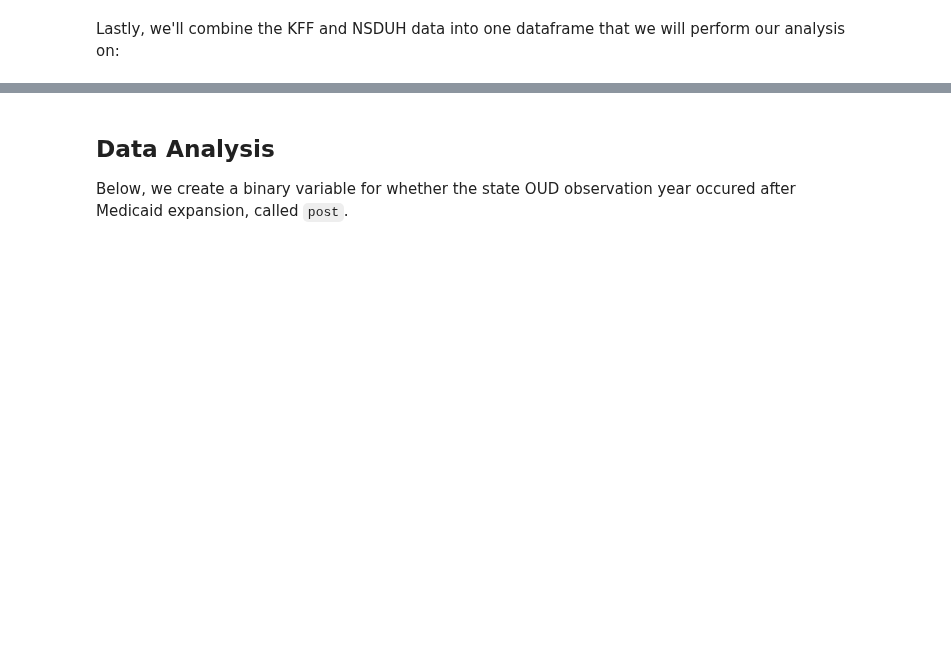
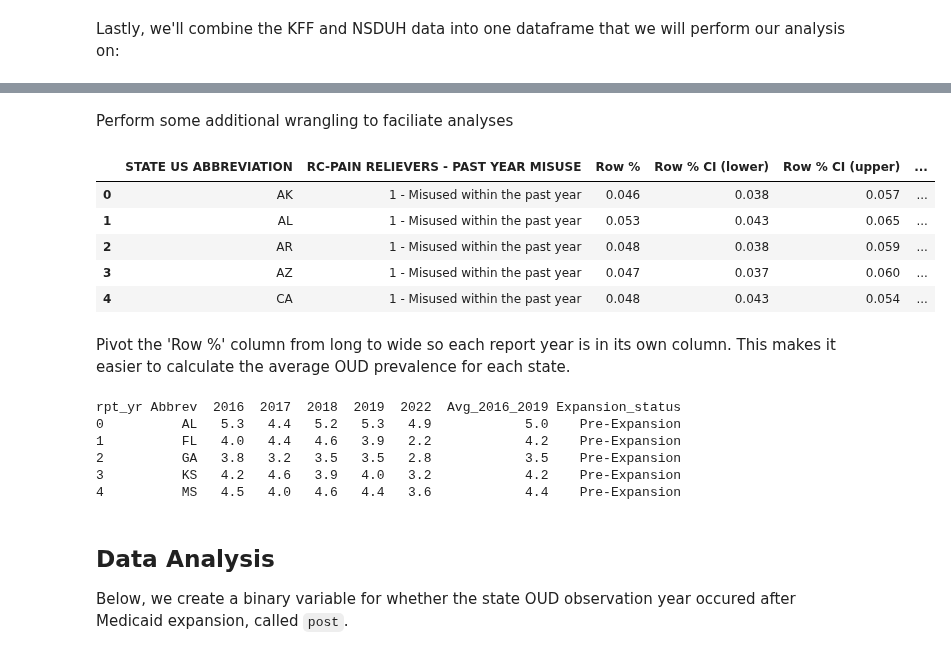
Before and after one commit to riverar9/data-602-final-project, a Jupyter notebook: Final_project_analysis.ipynb, the cells around one changed output, grey strips where cells are left out. Saved outputs shown, nothing was run; the diff lists cells and outputs as text; code cells hidden in the pictures; blank space fills up the shorter version.

Commit message:
merged final project

```diff
--- a/Final_project_analysis.ipynb
+++ b/Final_project_analysis.ipynb
@@ -221,3 +342,52 @@ working_df.head()
+# %% [markdown]
+Perform some additional wrangling to faciliate analyses
+# %%
+# Add Boolean to indicate whether rates are post expansion (pre-expansion = False)
+working_df['Post Expansion'] = working_df['rpt_yr'] >= working_df['Implemented Expansion On']
+# Extract year from report datetime
+working_df['rpt_yr'] = working_df['rpt_yr'].dt.year
+# Scale the row % to make it easier to understand in the heatmaps
+working_df['Scaled Row %'] = working_df['Row %'] * 100
+
+working_df.head()
+# %% [output]
+|  | STATE US ABBREVIATION | RC-PAIN RELIEVERS - PAST YEAR MISUSE | Row % | Row % CI (lower) | Row % CI (upper) | ... |
+| 0 | AK | 1 - Misused within the past year | 0.046 | 0.038 | 0.057 | ... |
+| 1 | AL | 1 - Misused within the past year | 0.053 | 0.043 | 0.065 | ... |
+| 2 | AR | 1 - Misused within the past year | 0.048 | 0.038 | 0.059 | ... |
+| 3 | AZ | 1 - Misused within the past year | 0.047 | 0.037 | 0.060 | ... |
+| 4 | CA | 1 - Misused within the past year | 0.048 | 0.043 | 0.054 | ... |
+# %% [markdown]
+Pivot the 'Row %' column from long to wide so each report year is in its own column. This makes it easier to calculate the average OUD prevalence for each state.
+# %%
+# This cell contributed by Alex
+# I divided working_df into expanded and not_expanded dataframes and pivoted them from long to wide
+
+# States that expanded Medicaid
+expanded_df = working_df[working_df['Implemented Expansion On'].notna()]
+expanded_pivot_df = expanded_df.pivot(index = 'Abbrev', columns = 'rpt_yr', values = 'Scaled Row %').reset_index()
+# Calculate average OUD rates during 2016-2019 (ie, before COVID)
+expanded_pivot_df['Avg_2016_2019'] = expanded_pivot_df[[2016, 2017, 2018, 2019]].mean(axis = 1).round(1)
+expanded_pivot_df['Expansion_status'] = 'Post-Expansion'
+expanded_df.head()
+
+# States that had not expanded Medicaid
+not_expanded_df = working_df[working_df['Implemented Expansion On'].isna()]
+not_expanded_pivot_df = not_expanded_df.pivot(index = 'Abbrev', columns = 'rpt_yr', values = 'Scaled Row %').reset_index()
+# Calculate average OUD rates during 2016-2019
+not_expanded_pivot_df['Avg_2016_2019'] = not_expanded_pivot_df[[2016, 2017, 2018, 2019]].mean(axis = 1).round(1)
+not_expanded_pivot_df['Expansion_status'] = 'Pre-Expansion'
+
+# Merge the dataframes
+all_pivot_df = pd.concat([not_expanded_pivot_df, expanded_pivot_df], axis = 0)
+print(all_pivot_df.head())
+# %% [output]
+rpt_yr Abbrev  2016  2017  2018  2019  2022  Avg_2016_2019 Expansion_status
+0          AL   5.3   4.4   5.2   5.3   4.9            5.0    Pre-Expansion
+1          FL   4.0   4.4   4.6   3.9   2.2            4.2    Pre-Expansion
+2          GA   3.8   3.2   3.5   3.5   2.8            3.5    Pre-Expansion
+3          KS   4.2   4.6   3.9   4.0   3.2            4.2    Pre-Expansion
+4          MS   4.5   4.0   4.6   4.4   3.6            4.4    Pre-Expansion
 # %% [markdown]
 ## Data Analysis
 
```
Also changed, not shown: parts of 23 cells of this notebook.
